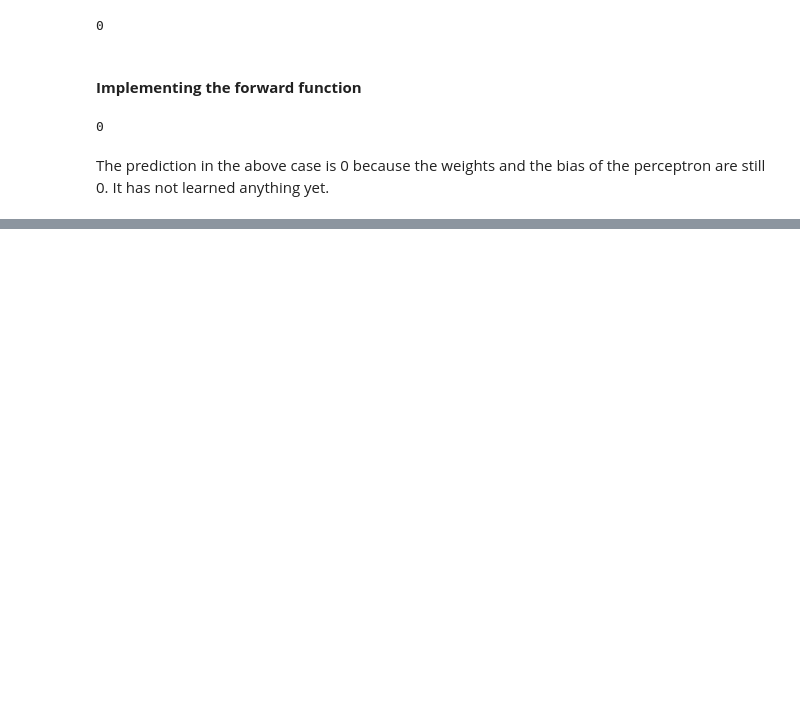
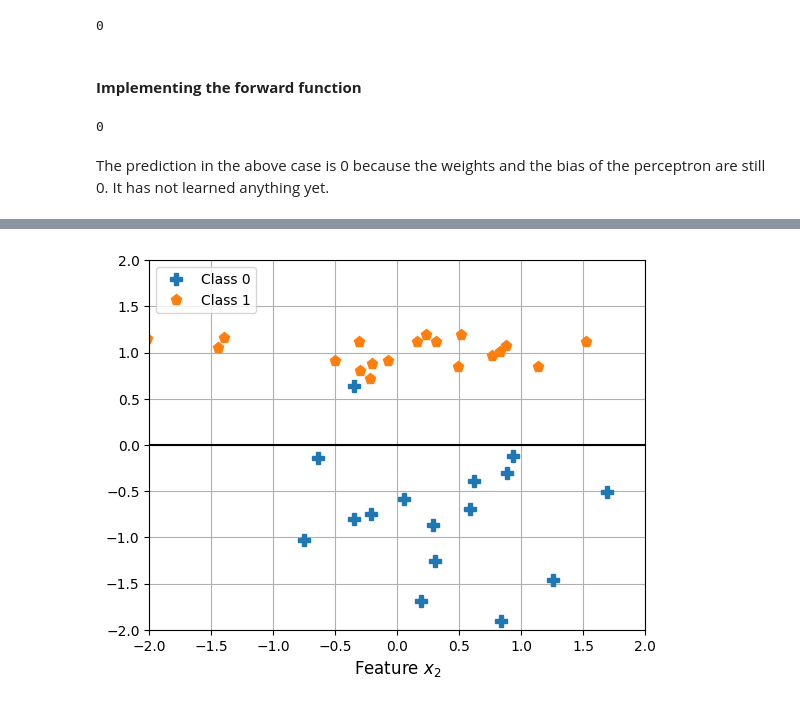
Before and after one commit to Cunyie08/module_4, a Jupyter notebook: Perceptron_DL/perceptron_task.ipynb, the cells around one changed output, grey strips where cells are left out. Cells and saved outputs as stored; diff of their text form; code cells hidden in the pictures; blank space fills up the shorter version.

```diff
--- a/Perceptron_DL/perceptron_task.ipynb
+++ b/Perceptron_DL/perceptron_task.ipynb
@@ -127,0 +153,3 @@ The prediction in the above case is 0 because the weights and the bias of the pe
+# %%
+ppn = Perceptron(num_features = 2)
+train(ppn, features, targets, epochs = 10)
@@ -127,0 +196,47 @@ The prediction in the above case is 0 because the weights and the bias of the pe
+# %%
+def plot_boundary(model):
+    w1,w2 = model.weights[0], model.weights[1]
+    b = model.bias
+
+    # z = w1*x1 + w2*x2 + b = 0
+    # => x2 = (-(w1*x1) -b) / w2
+    min = 1 / 100000000000
+
+    x1_min = -20
+    x2_min = (-(w1 * x1_min) - b) / (w2 + min)
+
+    x1_max = 20
+    x2_max = (-(w1 * x1_max) - b) / (w2 + min)
+
+    return x1_min, x1_max, x2_min, x2_max
+# %%
+x1_min, x1_max, x2_min, x2_max = plot_boundary(ppn)
+
+plt.plot(
+    features[targets == 0, 0],
+    features[targets == 0, 1],
+    marker="P",
+    markersize=8,
+    linestyle='',
+    label = "Class 0",
+)
+plt.plot(
+    features[targets == 1, 0],
+    features[targets == 1, 1],
+    marker="p",
+    markersize=8,
+    linestyle='',
+    label = "Class 1",
+)
+
+# Plot the decsion boundary
+plt.plot([x1_min, x1_max], [x2_min, x2_max], color="k")
+plt.legend(loc=2)
+plt.xlim([-2,2])
+plt.ylim([-2,2])
+plt.xlabel("Feature $x_1$", fontsize=12)
+plt.xlabel("Feature $x_2$", fontsize=12)
+plt.grid()
+plt.show()
+# %% [output]
+[figure, added]
```
Also changed, not shown: parts of 17 cells of this notebook, 1 other file.
